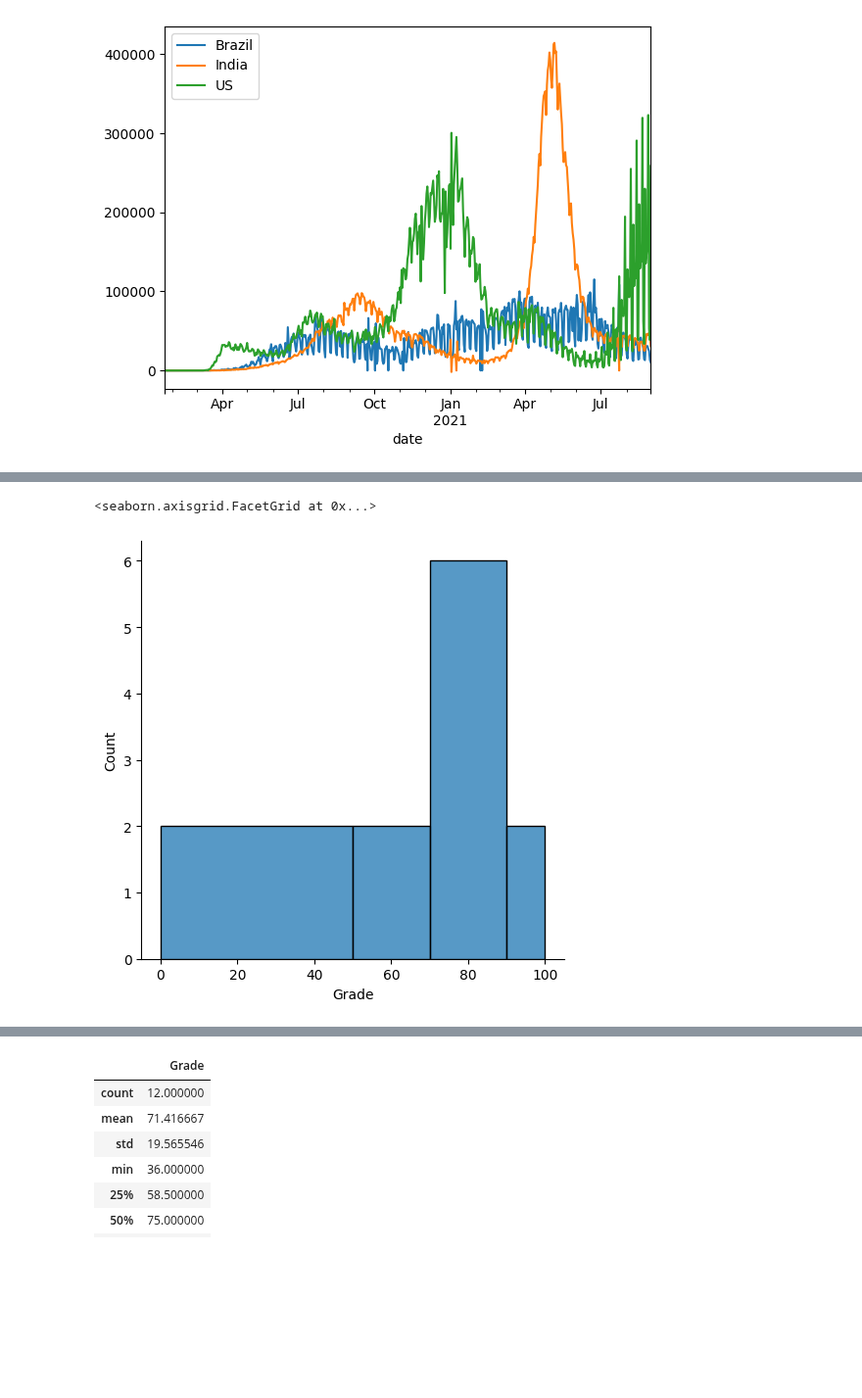
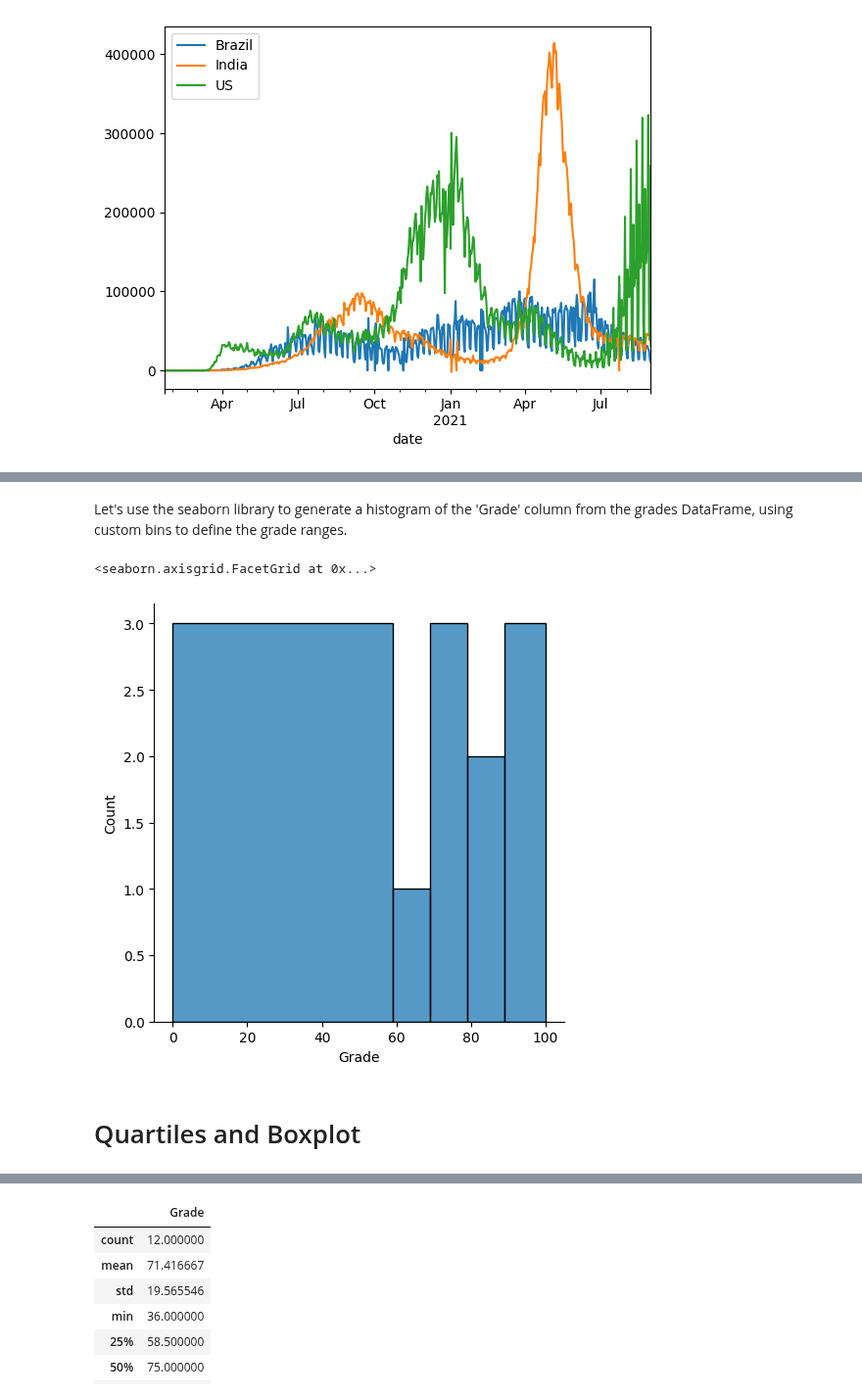
Before and after one commit to lcbjrrr/algojust, a Jupyter notebook: NB00_data_and_stas.ipynb, the cells around one changed output, grey strips where cells are left out. Shown at 98% size. Saved outputs shown, nothing was run; the diff lists cells and outputs as text; code cells hidden in the pictures; blank space fills up the shorter version.

```diff
--- a/NB00_data_and_stas.ipynb
+++ b/NB00_data_and_stas.ipynb
@@ -106,6 +162,10 @@ Name: count, dtype: int64
+# %% [markdown]
+ Let's use the seaborn library to generate a histogram of the 'Grade' column from the grades DataFrame, using custom bins to define the grade ranges.
 # %%
 import seaborn as sns
-sns.displot(grades['Grade'],bins=[0,50,70,90,100])
+sns.displot(grades['Grade'],bins=[0,59,69,79,89,100])
 # %% [output]
 <seaborn.axisgrid.FacetGrid at 0x...>
-[figure, old version]
+[figure, new version]
+# %% [markdown]
+# Quartiles and Boxplot
```
Also changed, not shown: parts of 37 cells of this notebook.
